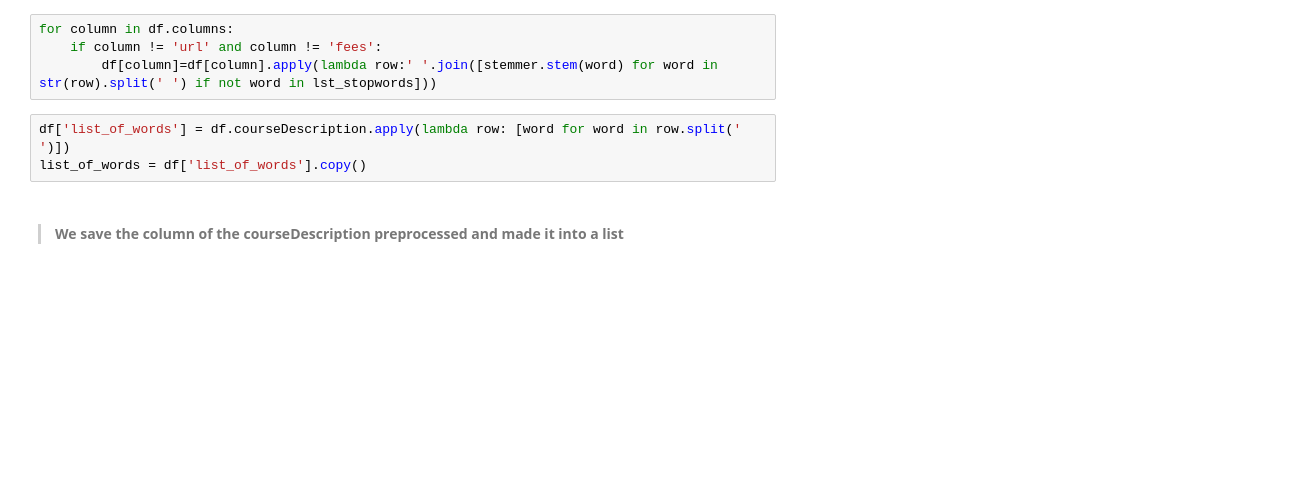
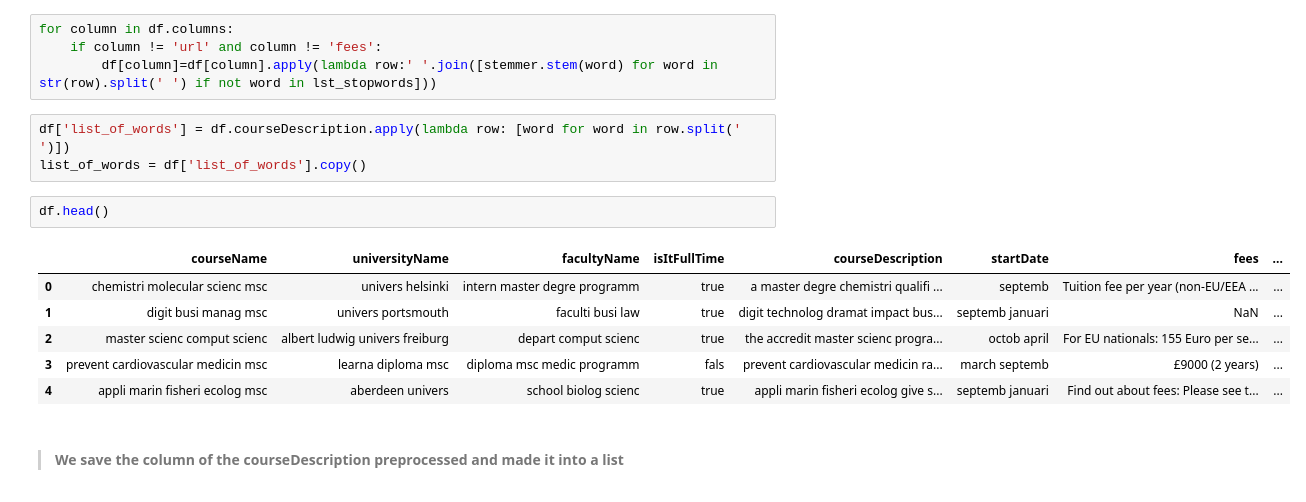
Before and after one commit to cricro1304/ADM-HW3, a Jupyter notebook: Search_engine/HW3_P2.ipynb, the cells around one changed output. Cells and saved outputs as stored; diff of their text form; blank space fills up the shorter version.

```diff
--- a/Search_engine/HW3_P2.ipynb
+++ b/Search_engine/HW3_P2.ipynb
@@ -98,6 +100,15 @@ for column in df.columns:
 # %%
 df['list_of_words'] = df.courseDescription.apply(lambda row: [word for word in row.split(' ')])
 list_of_words = df['list_of_words'].copy()
+# %%
+df.head()
+# %% [output]
+|  | courseName | universityName | facultyName | isItFullTime | courseDescription | startDate | fees | ... |
+| 0 | chemistri molecular scienc msc | univers helsinki | intern master degre programm | true | a master degre chemistri qualifi ... | septemb | Tuition fee per year (non-EU/EEA ... | ... |
+| 1 | digit busi manag msc | univers portsmouth | faculti busi law | true | digit technolog dramat impact bus... | septemb januari | NaN | ... |
+| 2 | master scienc comput scienc | albert ludwig univers freiburg | depart comput scienc | true | the accredit master scienc progra... | octob april | For EU nationals: 155 Euro per se... | ... |
+| 3 | prevent cardiovascular medicin msc | learna diploma msc | diploma msc medic programm | fals | prevent cardiovascular medicin ra... | march septemb | £9000 (2 years) | ... |
+| 4 | appli marin fisheri ecolog msc | aberdeen univers | school biolog scienc | true | appli marin fisheri ecolog give s... | septemb januari | Find out about fees: Please see t... | ... |
 # %% [markdown]
 >#### We save the column of the courseDescription preprocessed and made it into a list
 # %%
```
Also changed, not shown: parts of 20 cells of this notebook, 2 other files.
